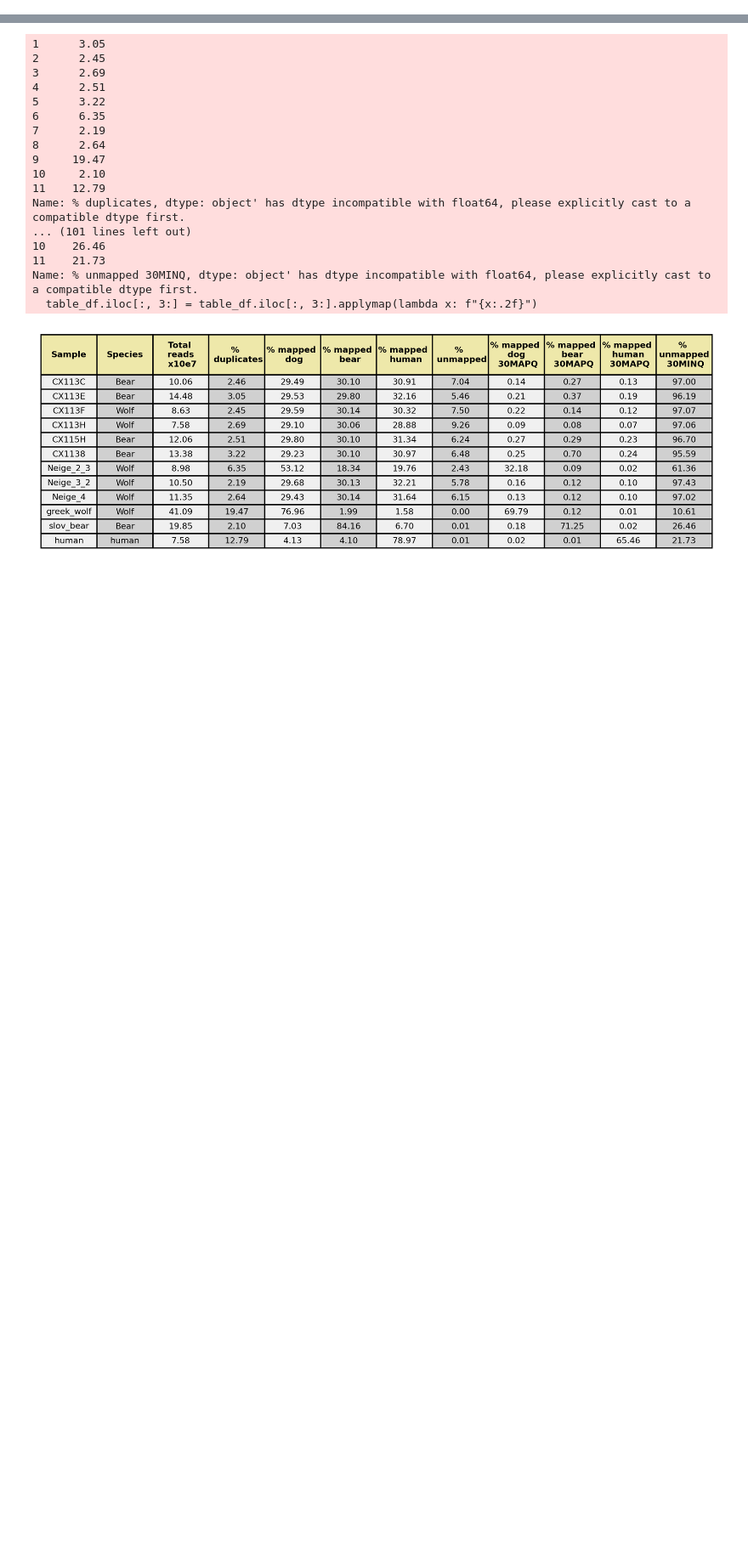
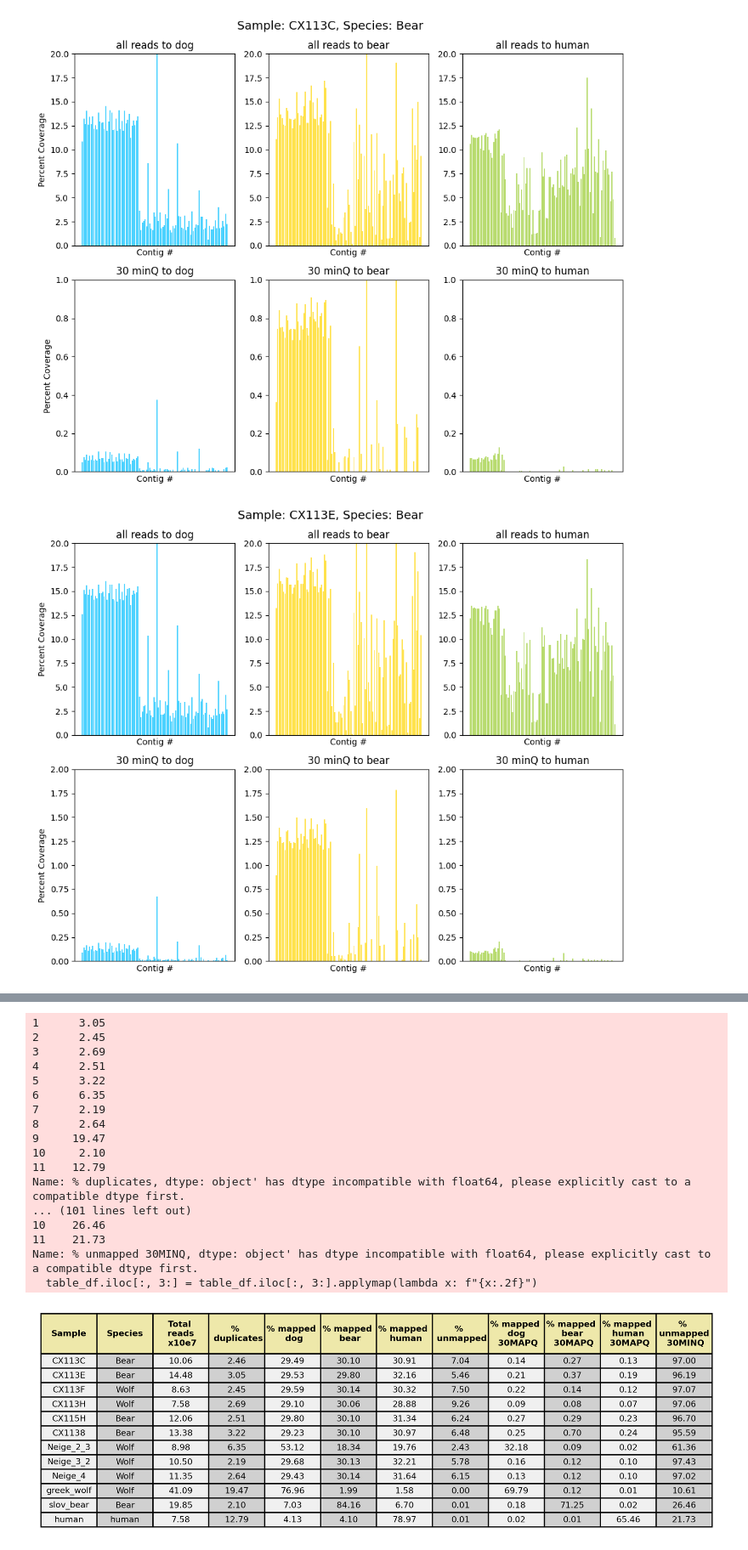
Before and after one commit to HGord2022/snowtracks, a Jupyter notebook: 3comp_mapping.ipynb, the cells around one changed output, grey strips where cells are left out. Shown at 85% size. Cells and saved outputs as stored; diff of their text form; code cells hidden in the pictures; blank space fills up the shorter version.

Commit message:
Moved files and Plotted mitogenome coverage

```diff
--- a/3comp_mapping.ipynb
+++ b/3comp_mapping.ipynb
@@ -103,12 +116,12 @@ for i in range(len(samples)):
     fig, axes = plt.subplots(2, 3, figsize=(10, 8))
 
     # Plot bars
-    axes[0,0].bar(x, dog['coverage'][0:100], width=bar_width, label='Dog', alpha=0.7, color='b')
-    axes[0,1].bar(x, bear['coverage'][0:100], width=bar_width, label='bear', alpha=0.7, color='r')
-    axes[0,2].bar(x, human['coverage'][0:100], width=bar_width, label='human', alpha=0.7, color='g')
-    axes[1,0].bar(x, dog_min['coverage'][0:100], width=bar_width, label='Dog', alpha=0.7, color='b')
-    axes[1,1].bar(x, bear_min['coverage'][0:100], width=bar_width, label='Bear', alpha=0.7, color='r')
-    axes[1,2].bar(x, human_min['coverage'][0:100], width=bar_width, label='Human', alpha=0.7, color='g')
+    axes[0,0].bar(x, dog['coverage'][0:100], width=bar_width, label='Dog', alpha=0.7, color='deepskyblue')
+    axes[0,1].bar(x, bear['coverage'][0:100], width=bar_width, label='bear', alpha=0.7, color='orange')
+    axes[0,2].bar(x, human['coverage'][0:100], width=bar_width, label='human', alpha=0.7, color='olivedrab')
+    axes[1,0].bar(x, dog_min['coverage'][0:100], width=bar_width, label='Dog', alpha=0.7, color='deepskyblue')
+    axes[1,1].bar(x, bear_min['coverage'][0:100], width=bar_width, label='Bear', alpha=0.7, color='orange')
+    axes[1,2].bar(x, human_min['coverage'][0:100], width=bar_width, label='Human', alpha=0.7, color='olivedrab')
 
     # Set labels and title
     axes[0,0].set_xticks([])
@@ -131,31 +144,34 @@ for i in range(len(samples)):
     axes[0,2].set_xlabel('Contig #')
     axes[0,2].set_title('all reads to human')
     axes[0,2].set_ylim(0, lims_all[i])
 
     # Set labels and title
     axes[1,0].set_xticks([])
     axes[1,0].set_xticklabels("")
     axes[1,0].set_ylabel('Percent Coverage')
     axes[1,0].set_xlabel('Contig #')
     axes[1,0].set_title('30 minQ to dog')
     axes[1,0].set_ylim(0, lims_min[i])
 
     axes[1,1].set_xticks([])
     axes[1,1].set_xticklabels("")
     axes[1,1].set_ylabel('')
     axes[1,1].set_xlabel('Contig #')
     axes[1,1].set_title('30 minQ to bear')
     axes[1,1].set_ylim(0, lims_min[i])
 
     axes[1,2].set_xticks([])
     axes[1,2].set_xticklabels("")
     axes[1,2].set_ylabel('')
     axes[1,2].set_xlabel('Contig #')
     axes[1,2].set_title('30 minQ to human')
     axes[1,2].set_ylim(0, lims_min[i])
     fig.suptitle(f"Sample: {samples[i]}, Species: {taxa[i]}", fontsize=14)
 
     # Show the plot
     plt.tight_layout()
-    plt.savefig(f"./figures/comp3/{samples[i]}_pc_cov.png", dpi=600)
+    #plt.savefig(f"./figures/comp3/{samples[i]}_pc_cov.png", dpi=600)
     plt.close()
+# %% [output]
+[figure, added]
+[figure, added]
```
Also changed, not shown: parts of 5 cells of this notebook, 24 other files.
